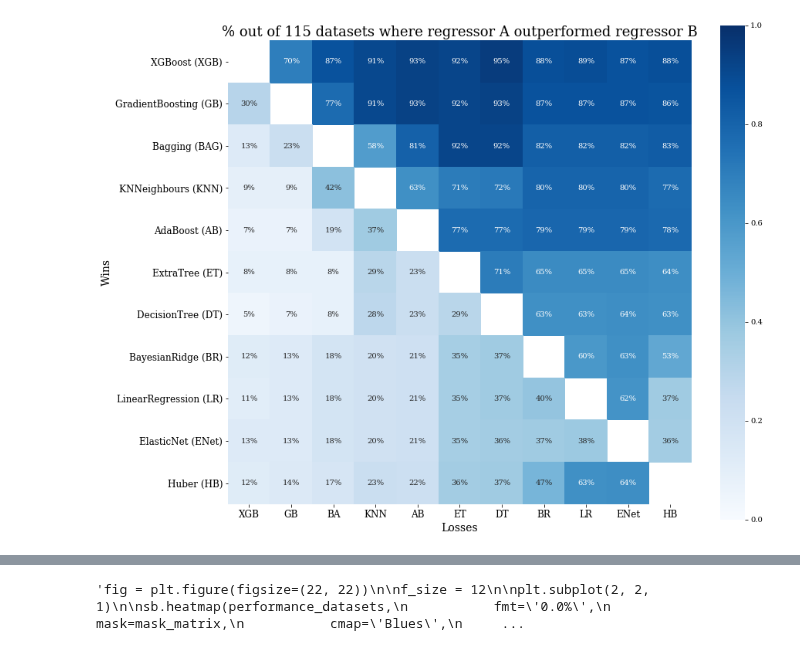
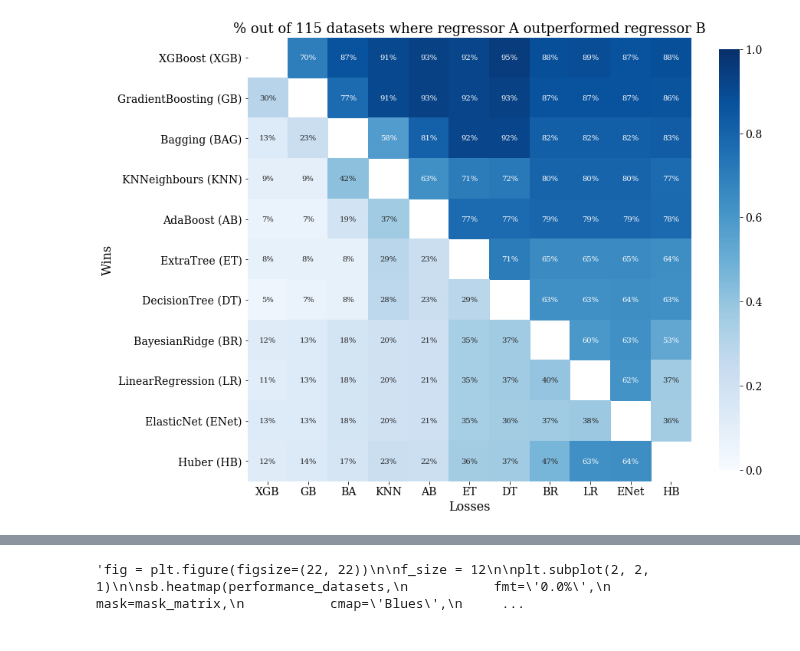
Before and after one commit to anuprulez/pmlb_regression, a Jupyter notebook: Regression_plots_paper_0.20.ipynb, the cells around one changed output, grey strips where cells are left out. Drawn from its saved outputs; the diff is of its cells as text; code cells hidden in the pictures.

```diff
--- a/Regression_plots_paper_0.20.ipynb
+++ b/Regression_plots_paper_0.20.ipynb
@@ -20,6 +20,13 @@ warnings.filterwarnings('ignore')
 
 rcParams['font.family'] = "serif"
 
+size_title = 18
+size_xlabel = 16
+size_ylabel = 16
+size_xticks = 14
+size_yticks = 14
+size_colorbar = 14
+
 folder_name = "scikit_20/tuning/"
 clf_names_dir = os.listdir(folder_name)
 
@@ -40,7 +47,6 @@ for clf in clf_names_dir:
     r2_dict[clf] = list()
     fit_time = list()
     for f_name in files:
-        #if f_name in dataset_names:
         f_path = data_path + "/" + f_name
         df = pd.read_csv(f_path, sep="\t")
         rank_test_score = df[df["rank_test_score"] == 1]
@@ -100,40 +106,44 @@ for x, clf_x in enumerate(clf_sorted):
     for y, clf_y in enumerate(clf_sorted):
         x_perf = r2_dict[clf_x]
         y_perf = r2_dict[clf_y]
         n_datasets = len(r2_dict[clf_x])
         x_g_y = len([1 for (a,b) in zip(x_perf, y_perf) if a > b]) / float(n_datasets)
         y_g_x = len([1 for (a,b) in zip(x_perf, y_perf) if b >= a]) / float(n_datasets)
         performance_datasets[x][y] = x_g_y
         performance_datasets[y][x] = y_g_x
 
 mask_matrix = []
 for x in range(n_clf):
     for y in range(n_clf):
         mask_matrix.append(x == y)
 mask_matrix = np.array(mask_matrix).reshape(n_clf, n_clf)
 
 performance_datasets = np.round((performance_datasets), 2)
 
 plt.figure(figsize=(13, 13))
-sb.heatmap(performance_datasets,
+ax = sb.heatmap(performance_datasets,
            fmt='0.0%',
            mask=mask_matrix,
            cmap='Blues',
            square=True, annot=True, vmin=0.0, vmax=1.0,
            xticklabels=x_labels, yticklabels=y_labels,
            cbar=True,
-           cbar_kws={"shrink": 0.7}
+           cbar_kws={"shrink": 0.6}
           )
 
-plt.xticks(fontsize=12)
-plt.yticks(fontsize=12)
-plt.xlabel('Losses', fontsize=14)
-plt.ylabel('Wins', fontsize=14)
-plt.title('% out of '+ str(n_datasets) +' datasets where regressor A outperformed regressor B', fontsize=18)
+cbar = ax.collections[0].colorbar
+ticklabs = cbar.ax.get_yticklabels()
+cbar.ax.set_yticklabels(ticklabs, fontsize=size_colorbar)
+
+plt.xticks(fontsize=size_xticks)
+plt.yticks(fontsize=size_yticks)
+plt.xlabel('Losses', fontsize=size_xlabel)
+plt.ylabel('Wins', fontsize=size_ylabel)
+plt.title('% out of '+ str(n_datasets) +' datasets where regressor A outperformed regressor B', fontsize=size_title)
 h = plt.gcf()
 plt.tight_layout()
 plt.show()
 # %% [output]
-[figure, old version]
+[figure, new version]
 # %%
 # plot r2-clf matrix
```
Also changed, not shown: parts of 5 cells of this notebook.
